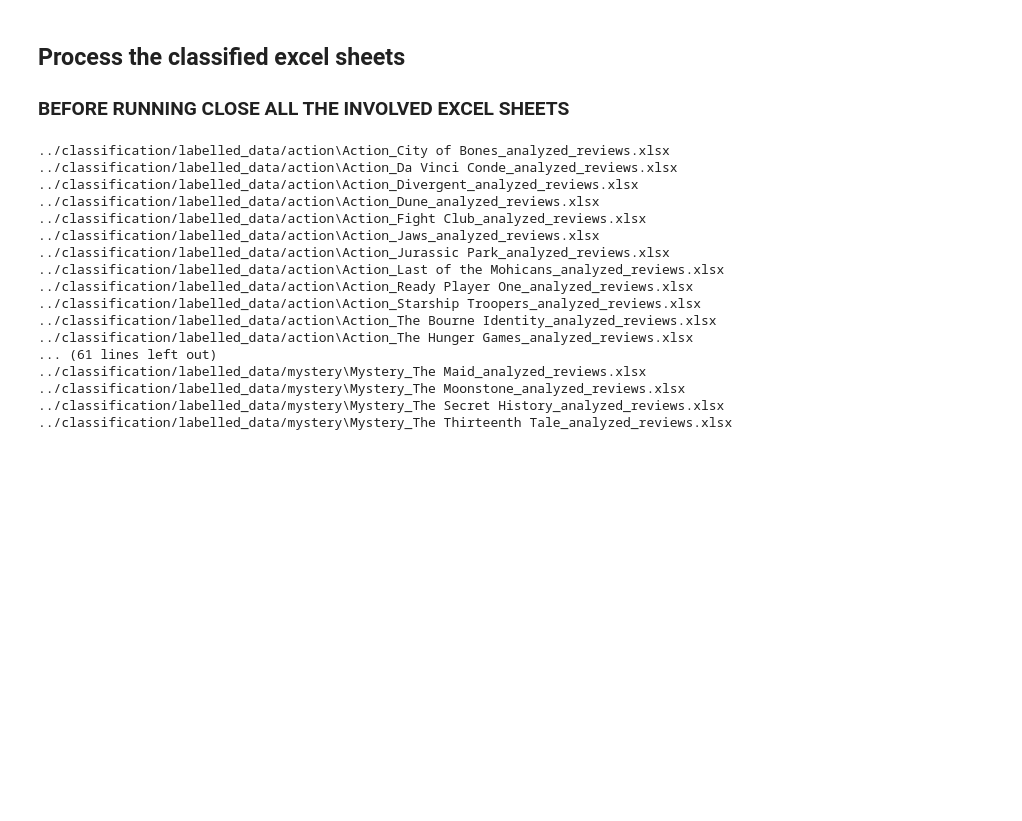
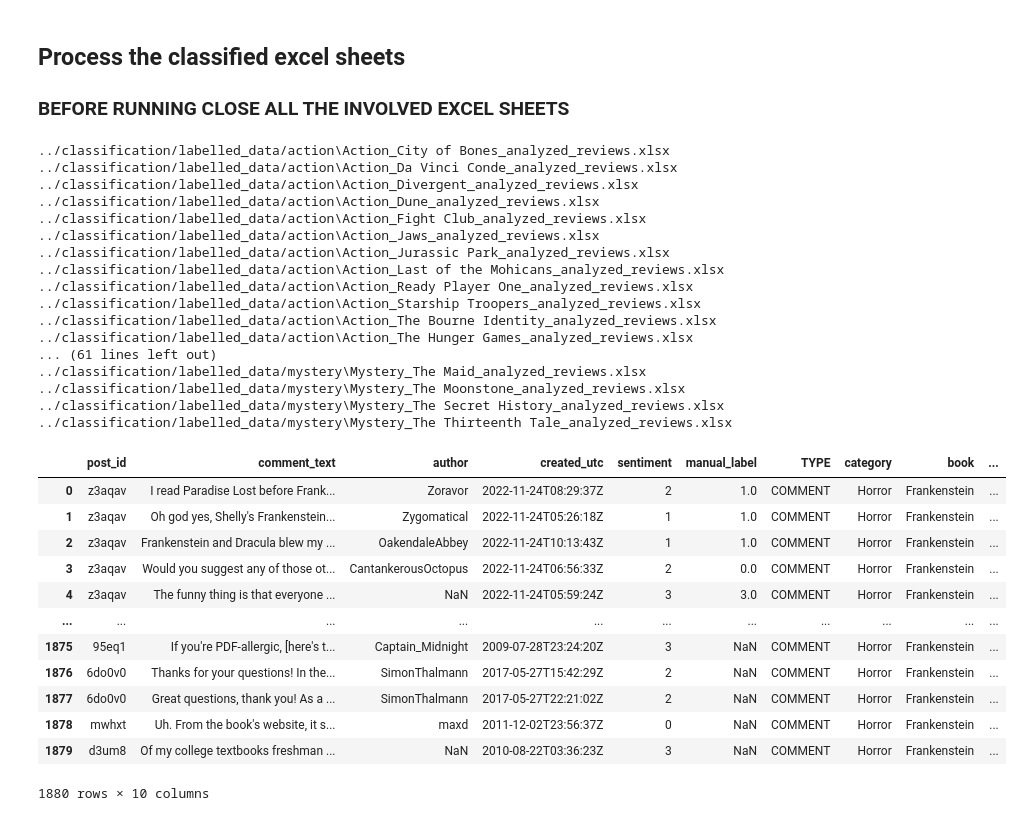
Before and after one commit to hungryx/CZ4034, a Jupyter notebook: solr/process_sentiments_csv.ipynb, the cells around one changed output. Drawn from its saved outputs; the diff is of its cells as text; code cells hidden in the pictures; blank space fills up the shorter version.

Commit message:
Fixed problem with Frankenstein data
Reuploaded data again

```diff
--- a/solr/process_sentiments_csv.ipynb
+++ b/solr/process_sentiments_csv.ipynb
@@ -59,6 +59,17 @@ def AddCommentNum(row):
 
     return post_id_dictionary[row["post_id"]]
 
+def RenameSentimentColumn(x):
+    if "sentiment" in x.lower():
+        return "sentiment"
+    else:
+        return x
+
+def RemoveManualLabels(x):
+    if ("label" not in x.lower() and "manual" not in x.lower() and "user_sentiment" not in x.lower()):
+        return True
+    else:
+        return False
 
 def ProcessCommentSheet(df, excel_name):
     global post_id_dictionary
@@ -69,8 +80,10 @@ def ProcessCommentSheet(df, excel_name):
     cols = df.columns.tolist()
 
     # remove manual_label column if it exists
-    cols = list(filter(lambda x: "label" not in x.lower() and "manual" not in x.lower(), cols))
+    cols = list(filter(RemoveManualLabels, cols))
 
+    # rename user_sentiment to sentiment
+    cols = list(map(RenameSentimentColumn, cols))
 
     cols = cols[-1:] + cols[:-1]
     df = df[cols]
@@ -84,6 +97,7 @@ def ProcessCommentSheet(df, excel_name):
 def ProcessData(subdir, excel_name):
     df = pd.read_excel(subdir + "/" + excel_name)
 
+    # print(df.columns.tolist())
     # extract category and append category
     category = excel_name.split('_')[0]
 
@@ -111,6 +125,22 @@ def ProcessData(subdir, excel_name):
 
 
     return df
+# %%
+ProcessData("../classification/labelled_data/horror", "Horror_Frankenstein_analyzed_reviews.xlsx")
+# %% [output]
+|  | post_id | comment_text | author | created_utc | sentiment | manual_label | TYPE | category | book | ... |
+| 0 | z3aqav | I read Paradise Lost before Frank... | Zoravor | 2022-11-24T08:29:37Z | 2 | 1.0 | COMMENT | Horror | Frankenstein | ... |
+| 1 | z3aqav | Oh god yes, Shelly's Frankenstein... | Zygomatical | 2022-11-24T05:26:18Z | 1 | 1.0 | COMMENT | Horror | Frankenstein | ... |
+| 2 | z3aqav | Frankenstein and Dracula blew my ... | OakendaleAbbey | 2022-11-24T10:13:43Z | 1 | 1.0 | COMMENT | Horror | Frankenstein | ... |
+| 3 | z3aqav | Would you suggest any of those ot... | CantankerousOctopus | 2022-11-24T06:56:33Z | 2 | 0.0 | COMMENT | Horror | Frankenstein | ... |
+| 4 | z3aqav | The funny thing is that everyone ... | NaN | 2022-11-24T05:59:24Z | 3 | 3.0 | COMMENT | Horror | Frankenstein | ... |
+| ... | ... | ... | ... | ... | ... | ... | ... | ... | ... | ... |
+| 1875 | 95eq1 | If you're PDF-allergic, [here's t... | Captain_Midnight | 2009-07-28T23:24:20Z | 3 | NaN | COMMENT | Horror | Frankenstein | ... |
+| 1876 | 6do0v0 | Thanks for your questions! In the... | SimonThalmann | 2017-05-27T15:42:29Z | 2 | NaN | COMMENT | Horror | Frankenstein | ... |
+| 1877 | 6do0v0 | Great questions, thank you! As a ... | SimonThalmann | 2017-05-27T22:21:02Z | 2 | NaN | COMMENT | Horror | Frankenstein | ... |
+| 1878 | mwhxt | Uh. From the book's website, it s... | maxd | 2011-12-02T23:56:37Z | 0 | NaN | COMMENT | Horror | Frankenstein | ... |
+| 1879 | d3um8 | Of my college textbooks freshman ... | NaN | 2010-08-22T03:36:23Z | 3 | NaN | COMMENT | Horror | Frankenstein | ... |
+1880 rows × 10 columns
 # %%
 data_dir = "../classification/labelled_data/"
 for subdir, dirs, files in os.walk(data_dir):
```
Also changed, not shown: parts of 1 cell of this notebook, 54 other files.
